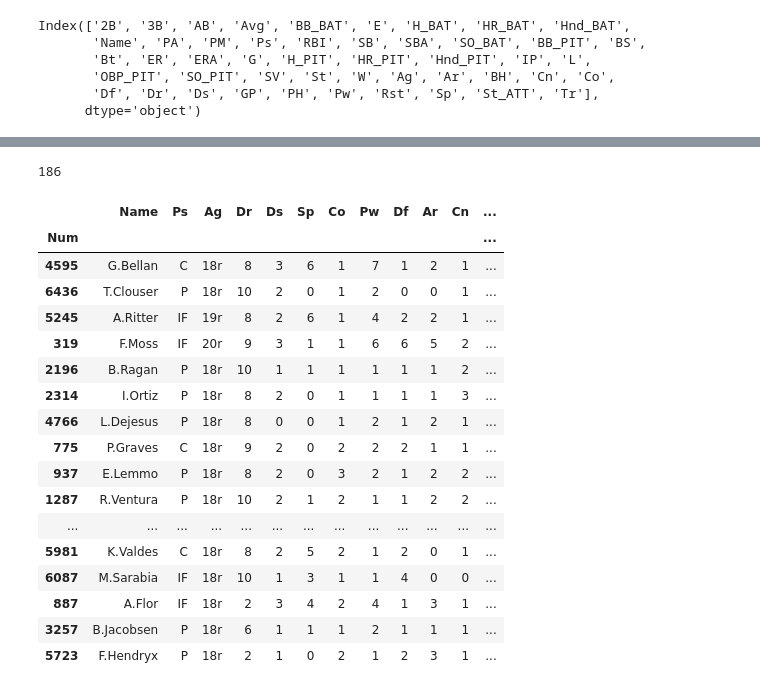
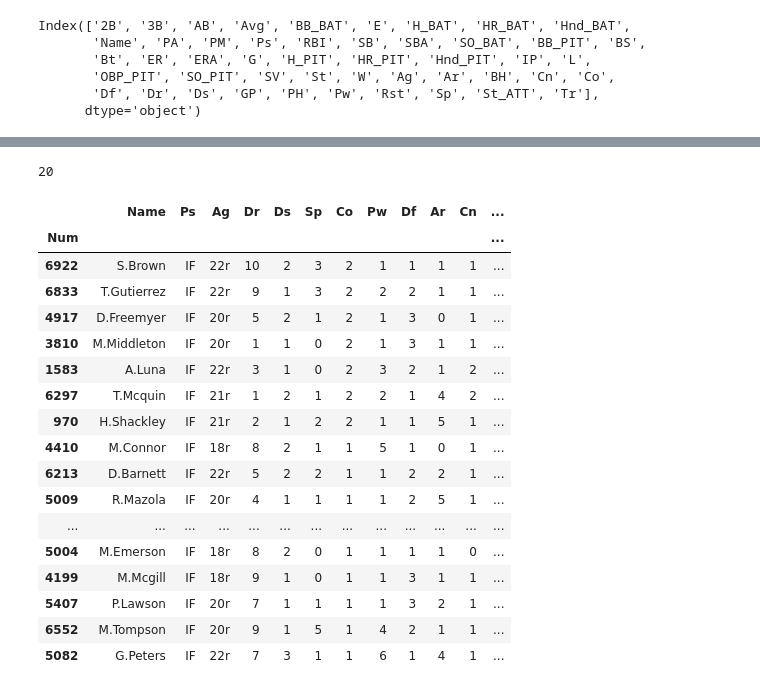
Before and after one commit to jesseerdmann/del_tools, a Jupyter notebook: notebooks/EPBL_Draft.ipynb, the cells around one changed output, grey strips where cells are left out. Saved outputs shown, nothing was run; the diff lists cells and outputs as text; code cells hidden in the pictures.

```diff
--- a/notebooks/EPBL_Draft.ipynb
+++ b/notebooks/EPBL_Draft.ipynb
@@ -156,8 +160,28 @@ infielders = scored[scored['Ps'] == 'IF']
 outfielders = scored[scored['Ps'] == 'OF']
 pitchers = scored[scored['Ps'] == 'P']
 
-catchers['Ps_raw'] = catchers['Co_score'] * 8 + catchers['Pw_score'] * 3 + catchers['Ds_score'] * 5 + \
-                     catchers['Ar_score'] * 3 + catchers['Dr_score'] + catchers['Sp_score'] + catchers['Df_score']
+def min_hit(x):
+    if int(x['Co']) >= CO_MIN and int(x['Ds']) >= DS_MIN:
+        return x['Ps_raw']
+    else:
+        return -1000
+
+def min_arm(x):
+    if int(x['Ar']) >= ARM_MIN:
+        return x['Ps_raw']
+    else:
+        return -1000
+
+def min_pit(x):
+    if int(x['Ar']) + int(x['Cn']) >= PIT_MIN:
+        return x['Ps_raw']
+    else:
+        return -1000
+
+catchers['Ps_raw'] = catchers['Co_score'] * 8 + catchers['Pw_score'] * 3 + catchers['Ds_score'] * 6 + \
+                     catchers['Ar_score'] * 6 + catchers['Dr_score'] + catchers['Sp_score'] + catchers['Df_score']
+catchers['Ps_raw'] = catchers.apply(min_hit, axis=1)
+catchers['Ps_raw'] = catchers.apply(min_arm, axis=1)
 catchers = stat_score(catchers, 'Ps_raw', 'Ps_score', pos_weight)
 catchers['PA_avg'] = (1 - (catchers['PA'].astype(int) / catchers['AB'].astype(int))) * 1000
 catchers['PA_avg'] = catchers['PA_avg'].apply(lambda x: 0 if str(x) == 'nan' else x)
@@ -175,9 +199,10 @@ catchers['Stat_raw'] = (catchers['OBP_score'] * 8 + \
 catchers['Group'] = '1'
 catchers = stat_score(catchers, 'Stat_raw', 'Stat_score', stat_weight)
 
-infielders['Ps_raw'] = infielders['Co_score'] * 8 + infielders['Pw_score'] * 3 + infielders['Ds_score'] * 5 + \
+infielders['Ps_raw'] = infielders['Co_score'] * 8 + infielders['Pw_score'] * 3 + infielders['Ds_score'] * 6 + \
                      infielders['Ar_score'] + infielders['Dr_score'] + infielders['Sp_score'] * 2 + \
                      infielders['Df_score'] * 2
+infielders['Ps_raw'] = infielders.apply(min_hit, axis=1)
 infielders = stat_score(infielders, 'Ps_raw', 'Ps_score', pos_weight)
 infielders['PA_avg'] = (infielders['PA'].astype(int) / infielders['AB'].astype(int)) * 1000
 infielders['PA_avg'] = infielders['PA_avg'].apply(lambda x: 0 if str(x) == 'nan' else x)
@@ -195,9 +220,10 @@ infielders['Stat_raw'] = (infielders['OBP_score'] * 8 + \
 infielders['Group'] = '2'
 infielders = stat_score(infielders, 'Stat_raw', 'Stat_score', stat_weight)
 
-outfielders['Ps_raw'] = outfielders['Co_score'] * 8 + outfielders['Pw_score'] * 3 + outfielders['Ds_score'] * 5 + \
+outfielders['Ps_raw'] = outfielders['Co_score'] * 8 + outfielders['Pw_score'] * 3 + outfielders['Ds_score'] * 6 + \
                      outfielders['Ar_score'] * 2 + outfielders['Dr_score'] + outfielders['Sp_score'] * 2 + \
                      outfielders['Df_score'] * 3
+outfielders['Ps_raw'] = outfielders.apply(min_hit, axis=1)
 outfielders = stat_score(outfielders, 'Ps_raw', 'Ps_score', pos_weight)
 outfielders['PA_avg'] = (outfielders['PA'].astype(int) / outfielders['AB'].astype(int)) * 1000
 outfielders['PA_avg'] = outfielders['PA_avg'].apply(lambda x: 0 if str(x) == 'nan' else x)
@@ -215,8 +241,9 @@ outfielders['Stat_raw'] = (outfielders['OBP_score'] * 8 + \
 outfielders['Group'] = '3'
 outfielders = stat_score(outfielders, 'Stat_raw', 'Stat_score', stat_weight)
 
-pitchers['Ps_raw'] = pitchers['Co_score'] + pitchers['Pw_score'] + pitchers['Ds_score'] + pitchers['Ar_score'] * 8 + \
+pitchers['Ps_raw'] = pitchers['Co_score'] + pitchers['Pw_score'] + pitchers['Ds_score'] * 4 + pitchers['Ar_score'] * 8 + \
                      pitchers['Dr_score'] * 4 + pitchers['Sp_score'] + pitchers['Df_score'] + pitchers['Cn_score'] * 12
+pitchers['Ps_raw'] = pitchers.apply(min_pit, axis=1)
 pitchers = stat_score(pitchers, 'Ps_raw', 'Ps_score', pos_weight)
 pitchers['IP_avg'] = pitchers['IP'].apply(lambda x: float(x))
 pitchers['IP_avg'] = pitchers['IP_avg'].apply(lambda x: 80.0 if x > 80.0 else x)
@@ -255,7 +282,11 @@ Try using .loc[row_indexer,col_indexer] = value instead
 See the caveats in the documentation: http://pandas.pydata.org/pandas-docs/stable/indexing.html#indexing-view-versus-copy
 # %%
 scored['Final_score'] = (scored['Stat_score'] * STAT_FACTOR) + (scored['Ps_score'] * POS_FACTOR) + (scored['Pot_score'] * POT_FACTOR)
-scored.sort_values(by=['Final_score'], ascending=False).loc[:, ['Group', 'Ps', 'Ag', 'Final_score', 'Stat_score', 'Ps_score', 'Pot_score', 'OBP_score', 'AVG_score', 'SLG_score', 'SB_score', 'K_score', 'Ps_raw']]
+#scored.sort_values(by=['Final_score'], ascending=False).loc[:, ['Group', 'Ps', 'Ag', 'Final_score', 'Stat_score', 'Ps_score', 'Pot_score', 'OBP_score', 'AVG_score', 'SLG_score', 'SB_score', 'K_score', 'Ps_raw']]
+restricted = scored[scored['Pot_score'] > 0]
+restricted = restricted[restricted['Stat_score'] > 0]
+restricted.sort_values(by=['Ps_score', 'Stat_score', 'Pot_score'], ascending=False)\
+  .loc[:, ['Group', 'Ps', 'Ag', 'Final_score', 'Stat_score', 'Ps_score', 'Pot_score', 'OBP_score', 'AVG_score', 'SLG_score', 'SB_score', 'K_score', 'Ps_raw']]
 # %% [output]
 |  | Group | Ps | Ag | Final_score | Stat_score | Ps_score | Pot_score | OBP_score | AVG_score | ... |
 | Num |  |  |  |  |  |  |  |  |  | ... |
@@ -284,5 +314,5 @@ scored['Final_score'].hist()
 # %%
-len(scored[scored['Ps_score'] >= 3500])
+len(restricted[restricted['Ps_score'] >= 3500])
 # %% [output]
-186
+20
 # %%
@@ -291,25 +322,27 @@ scored.sort_values(by=['Final_score'], ascending=False).\
 # %%
-scored.sort_values(by=['Final_score'], ascending=False).head(90).loc[:, ['Name', 'Ps', 'Ag', 'Dr', 'Ds',
+#scored.sort_values(by=['Final_score'], ascending=False)\
+restricted.sort_values(by=['Ps_score', 'Stat_score', 'Pot_score'], ascending=False)\
+      .head(90).loc[:, ['Name', 'Ps', 'Ag', 'Dr', 'Ds',
                                                                          'Sp', 'Co', 'Pw', 'Df', 'Ar', 'Cn', 'Tr',
                                                                          'BH', 'PH', 'Avg', 'OBP_PIT', 'Final_score',
                                                                          'Stat_score', 'Ps_score', 'Pot_score']]
 # %% [output]
 |  | Name | Ps | Ag | Dr | Ds | Sp | Co | Pw | Df | Ar | Cn | ... |
 | Num |  |  |  |  |  |  |  |  |  |  |  | ... |
-| 4595 | G.Bellan | C | 18r | 8 | 3 | 6 | 1 | 7 | 1 | 2 | 1 | ... |
-| 6436 | T.Clouser | P | 18r | 10 | 2 | 0 | 1 | 2 | 0 | 0 | 1 | ... |
-| 5245 | A.Ritter | IF | 19r | 8 | 2 | 6 | 1 | 4 | 2 | 2 | 1 | ... |
-| 319 | F.Moss | IF | 20r | 9 | 3 | 1 | 1 | 6 | 6 | 5 | 2 | ... |
-| 2196 | B.Ragan | P | 18r | 10 | 1 | 1 | 1 | 1 | 1 | 1 | 2 | ... |
-| 2314 | I.Ortiz | P | 18r | 8 | 2 | 0 | 1 | 1 | 1 | 1 | 3 | ... |
-| 4766 | L.Dejesus | P | 18r | 8 | 0 | 0 | 1 | 2 | 1 | 2 | 1 | ... |
-| 775 | P.Graves | C | 18r | 9 | 2 | 0 | 2 | 2 | 2 | 1 | 1 | ... |
-| 937 | E.Lemmo | P | 18r | 8 | 2 | 0 | 3 | 2 | 1 | 2 | 2 | ... |
-| 1287 | R.Ventura | P | 18r | 10 | 2 | 1 | 2 | 1 | 1 | 2 | 2 | ... |
+| 6922 | S.Brown | IF | 22r | 10 | 2 | 3 | 2 | 1 | 1 | 1 | 1 | ... |
+| 6833 | T.Gutierrez | IF | 22r | 9 | 1 | 3 | 2 | 2 | 2 | 1 | 1 | ... |
+| 4917 | D.Freemyer | IF | 20r | 5 | 2 | 1 | 2 | 1 | 3 | 0 | 1 | ... |
+| 3810 | M.Middleton | IF | 20r | 1 | 1 | 0 | 2 | 1 | 3 | 1 | 1 | ... |
+| 1583 | A.Luna | IF | 22r | 3 | 1 | 0 | 2 | 3 | 2 | 1 | 2 | ... |
+| 6297 | T.Mcquin | IF | 21r | 1 | 2 | 1 | 2 | 2 | 1 | 4 | 2 | ... |
+| 970 | H.Shackley | IF | 21r | 2 | 1 | 2 | 2 | 1 | 1 | 5 | 1 | ... |
+| 4410 | M.Connor | IF | 18r | 8 | 2 | 1 | 1 | 5 | 1 | 0 | 1 | ... |
+| 6213 | D.Barnett | IF | 22r | 5 | 2 | 2 | 1 | 1 | 2 | 2 | 1 | ... |
+| 5009 | R.Mazola | IF | 20r | 4 | 1 | 1 | 1 | 1 | 2 | 5 | 1 | ... |
 | ... | ... | ... | ... | ... | ... | ... | ... | ... | ... | ... | ... | ... |
-| 5981 | K.Valdes | C | 18r | 8 | 2 | 5 | 2 | 1 | 2 | 0 | 1 | ... |
-| 6087 | M.Sarabia | IF | 18r | 10 | 1 | 3 | 1 | 1 | 4 | 0 | 0 | ... |
-| 887 | A.Flor | IF | 18r | 2 | 3 | 4 | 2 | 4 | 1 | 3 | 1 | ... |
-| 3257 | B.Jacobsen | P | 18r | 6 | 1 | 1 | 1 | 2 | 1 | 1 | 1 | ... |
-| 5723 | F.Hendryx | P | 18r | 2 | 1 | 0 | 2 | 1 | 2 | 3 | 1 | ... |
+| 5004 | M.Emerson | IF | 18r | 8 | 2 | 0 | 1 | 1 | 1 | 1 | 0 | ... |
+| 4199 | M.Mcgill | IF | 18r | 9 | 1 | 0 | 1 | 1 | 3 | 1 | 1 | ... |
+| 5407 | P.Lawson | IF | 20r | 7 | 1 | 1 | 1 | 1 | 3 | 2 | 1 | ... |
+| 6552 | M.Tompson | IF | 20r | 9 | 1 | 5 | 1 | 4 | 2 | 1 | 1 | ... |
+| 5082 | G.Peters | IF | 22r | 7 | 3 | 1 | 1 | 6 | 1 | 4 | 1 | ... |
 # %%
```
Also changed, not shown: parts of 7 cells of this notebook, 1 other file.
